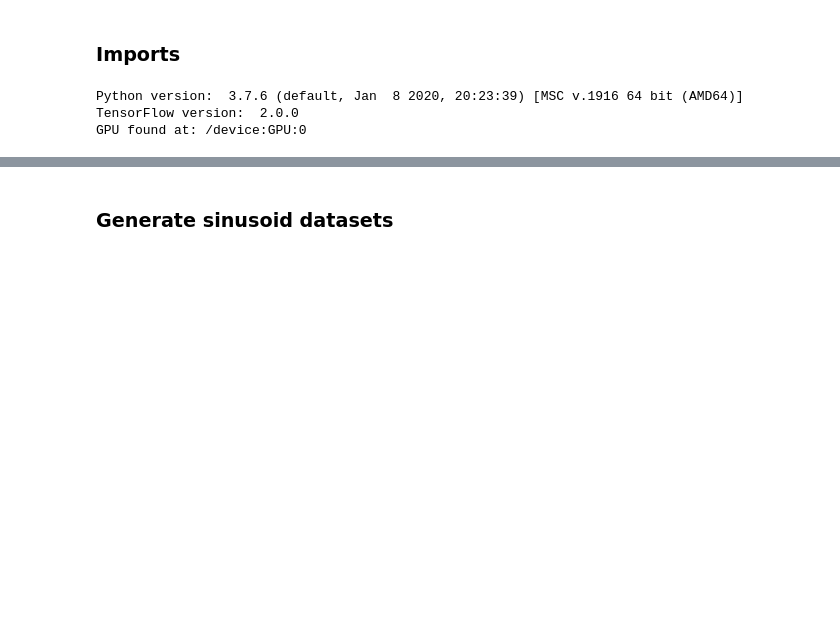
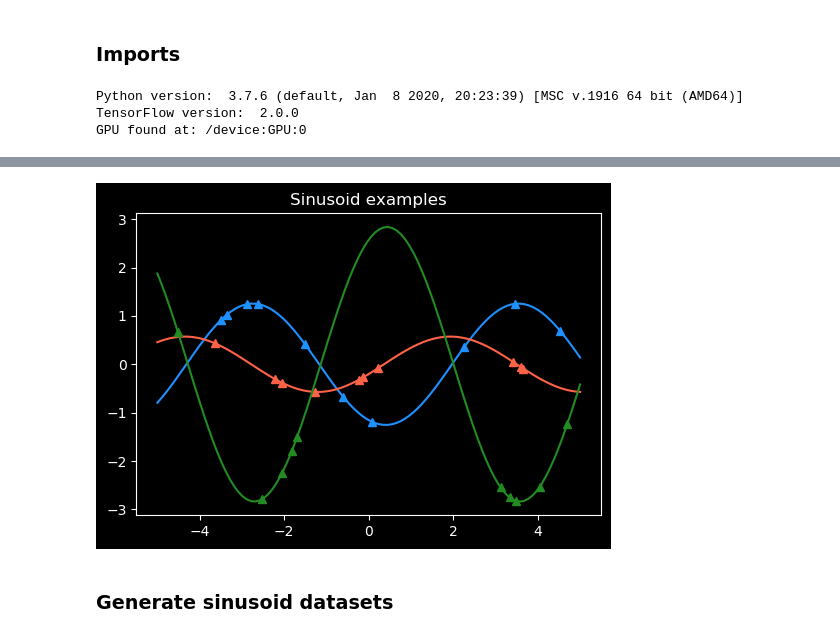
Before and after one commit to ZohrehAdabi/MAML, a Jupyter notebook: MAML.ipynb, the cells around one changed output, grey strips where cells are left out. Cells and saved outputs as stored; diff of their text form; code cells hidden in the pictures; blank space fills up the shorter version.

Commit message:
working on sine generation

```diff
--- a/MAML.ipynb
+++ b/MAML.ipynb
@@ -166,2 +88,8 @@ plt.show()
+# %%
+sine_generator = SinusoidGenerator(K=10)
+
+sine_generator.plot_sine(SinusoidGenerator)
+# %% [output]
+[figure, added]
 # %% [markdown]
 ### Generate sinusoid datasets
```
Also changed, not shown: parts of 10 cells of this notebook, 3 other files.
